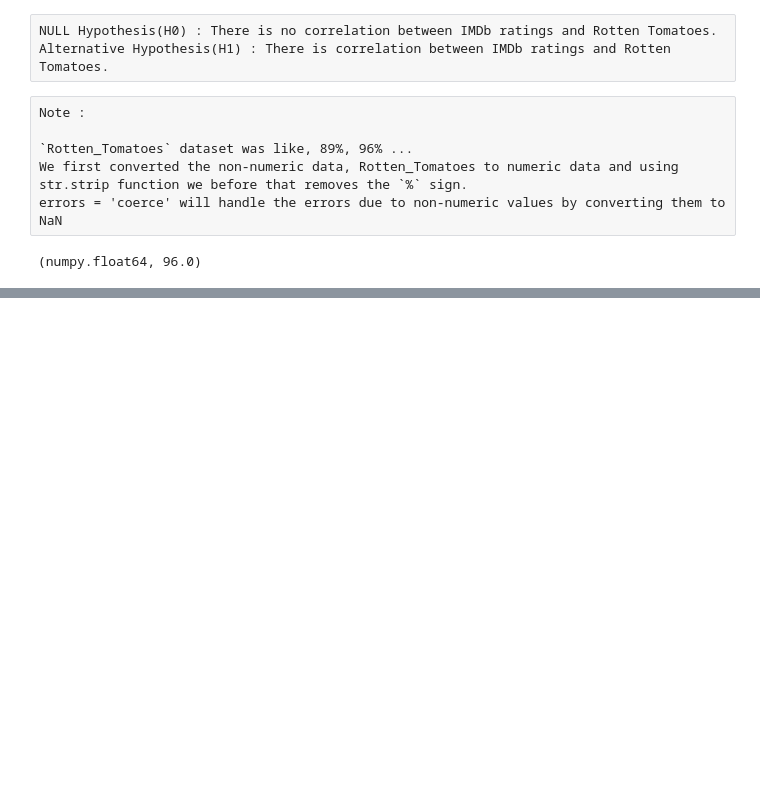
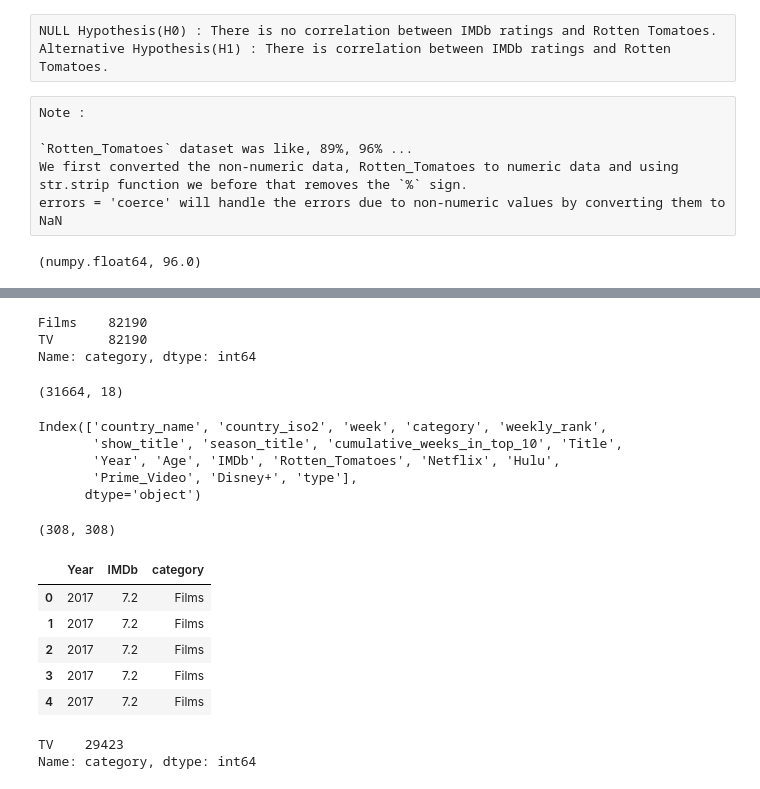
Before and after one commit to SaibalPatraDS/Case-Studies, a Jupyter notebook: Case Study of Netflix Data/Case Study Files/Python Files/statistical_analysis_03_07_2023.ipynb, the cells around one changed output, grey strips where cells are left out. Cells and saved outputs as stored; diff of their text form; code cells hidden in the pictures; blank space fills up the shorter version.

```diff
--- a/Case Study of Netflix Data/Case Study Files/Python Files/statistical_analysis_03_07_2023.ipynb
+++ b/Case Study of Netflix Data/Case Study Files/Python Files/statistical_analysis_03_07_2023.ipynb
@@ -421,0 +545,51 @@ P-Value, 0.5606405420463866 is learger then alpha, 0.05, so We fail to REJECT NU
+# %%
+countries_data.category.value_counts()
+# %% [output]
+Films    82190
+TV       82190
+Name: category, dtype: int64
+# %%
+## Merge two dataframes, countries_data and shows_data based on 'Title'
+
+country_show_data = pd.merge(countries_data, shows_data, left_on='show_title',
+                                                        right_on='Title',
+                                                        how = 'inner')
+
+
+country_show_data.shape
+# %% [output]
+(31664, 18)
+# %%
+country_show_data.columns
+# %% [output]
+Index(['country_name', 'country_iso2', 'week', 'category', 'weekly_rank',
+       'show_title', 'season_title', 'cumulative_weeks_in_top_10', 'Title',
+       'Year', 'Age', 'IMDb', 'Rotten_Tomatoes', 'Netflix', 'Hulu',
+       'Prime_Video', 'Disney+', 'type'],
+      dtype='object')
+# %%
+country_show_data.Title.nunique(), country_show_data.show_title.nunique()
+# %% [output]
+(308, 308)
+# %%
+## filtering data columns as per need
+yearly_rating_data = country_show_data[['Year', 'IMDb', 'category']]
+
+yearly_rating_data.head()
+# %% [output]
+|  | Year | IMDb | category |
+| 0 | 2017 | 7.2 | Films |
+| 1 | 2017 | 7.2 | Films |
+| 2 | 2017 | 7.2 | Films |
+| 3 | 2017 | 7.2 | Films |
+| 4 | 2017 | 7.2 | Films |
+# %%
+## basic processing the data
+
+# yearly_rating_data.Year.value_counts()
+
+yearly_rating_data = yearly_rating_data[yearly_rating_data.category == 'TV']
+yearly_rating_data.category.value_counts()
+# %% [output]
+TV    29423
+Name: category, dtype: int64
```
Also changed, not shown: parts of 39 cells of this notebook.
